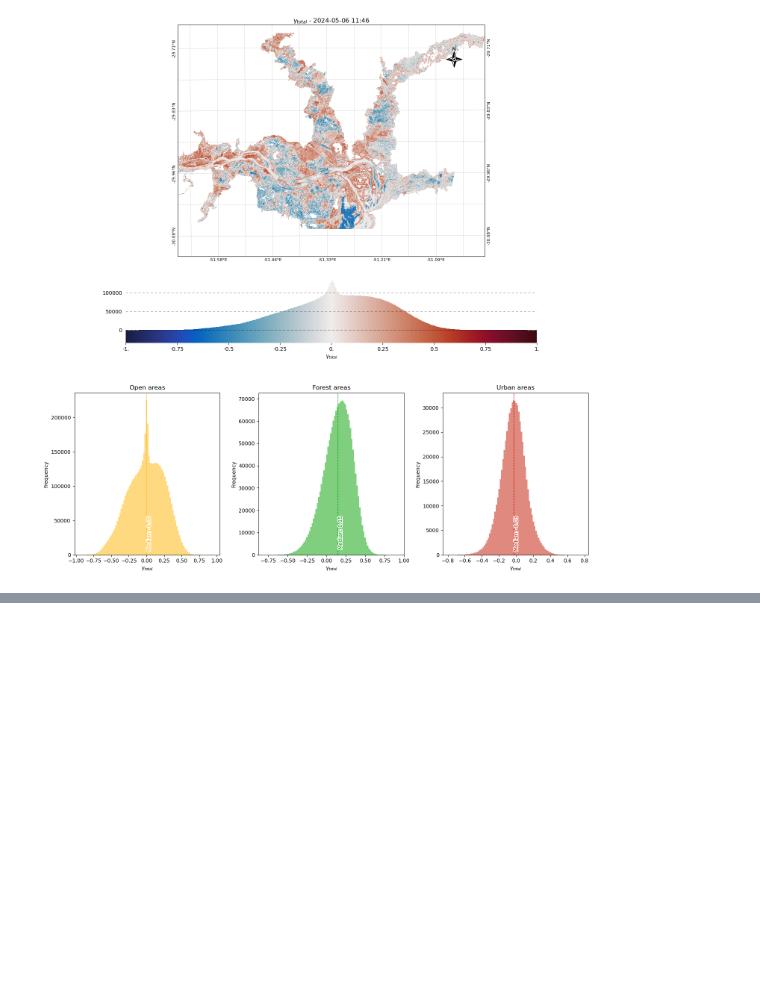
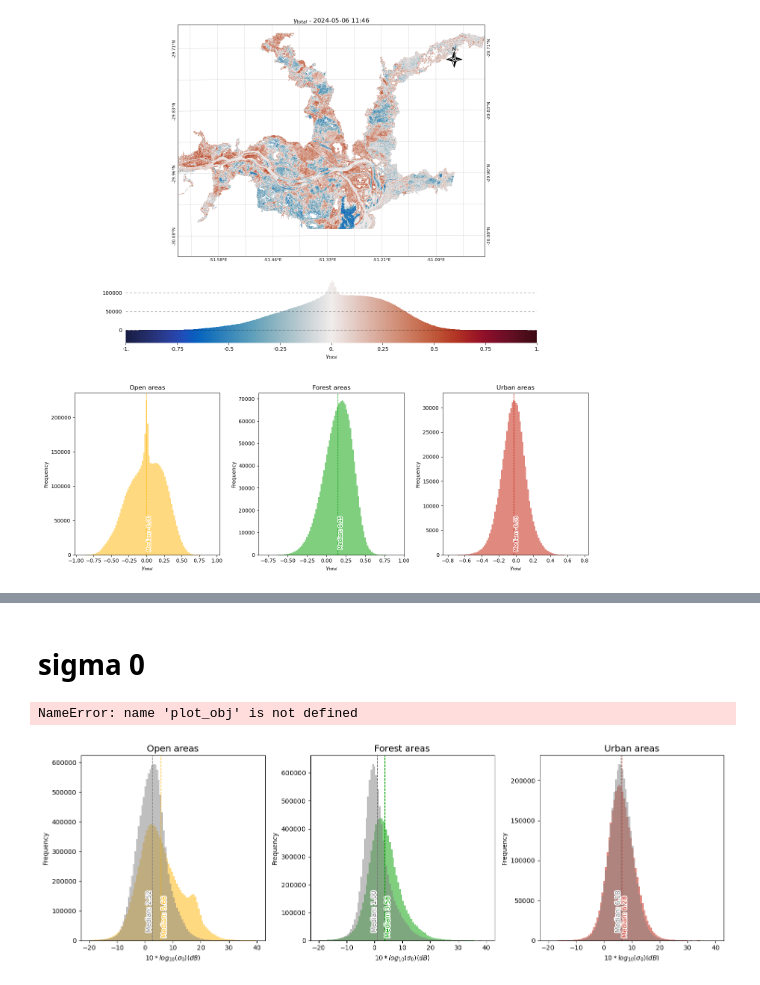
Before and after one commit to quentinbns/swot_for_flood, a Jupyter notebook: examples/PortoAlegre/PortoAlegre_plotting.ipynb, the cells around one changed output, grey strips where cells are left out. Cells and saved outputs as stored; diff of their text form; code cells hidden in the pictures; blank space fills up the shorter version.

```diff
--- a/examples/PortoAlegre/PortoAlegre_plotting.ipynb
+++ b/examples/PortoAlegre/PortoAlegre_plotting.ipynb
@@ -236,0 +253,26 @@ fig, ax = plot_obj.plot_map_mask(
+# %% [markdown]
+# sigma 0
+# %%
+fig,ax = plot_obj.plot_map(
+    variable="sig0",
+    data_area="global",
+    data_type="swot",
+    time_selection="2024-05-06",
+    cmap= 'viridis',
+    vmin=-20,
+    vmax=40,
+    add_bkg=False,
+    )
+# %% [output]
+NameError: name 'plot_obj' is not defined
+# %%
+fig, ax = plot_obj.plot_all_histograms(
+    variable="sig0",
+    data_area="global",
+    data_type="swot",
+    time_selection="2024-05-06",
+    range_hist=(-20, 40),
+    use_seaborn=False
+    )
+# %% [output]
+[figure, added]
```
Also changed, not shown: parts of 15 cells of this notebook, 57 other files.
